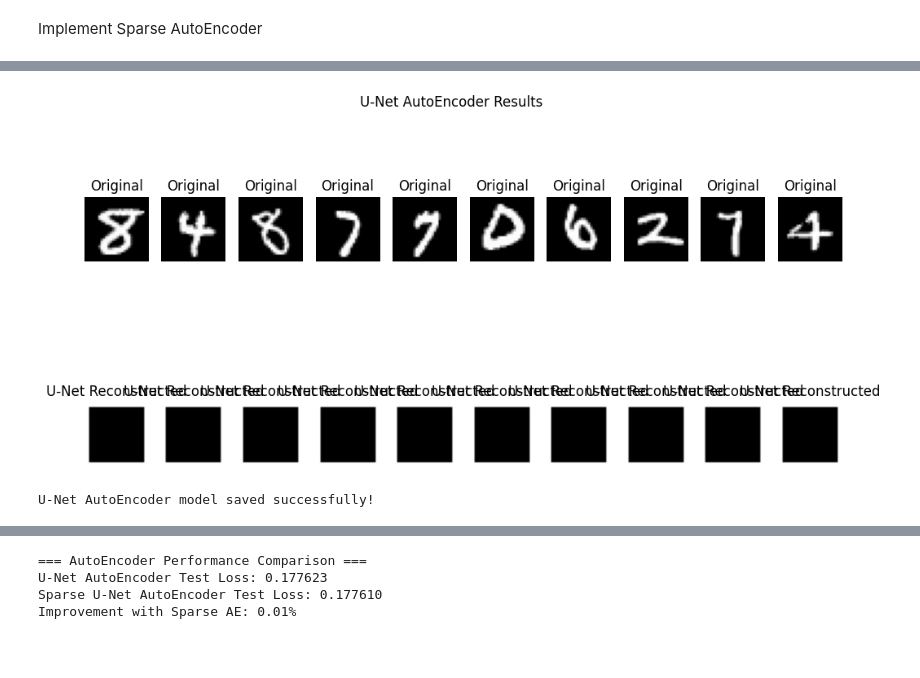
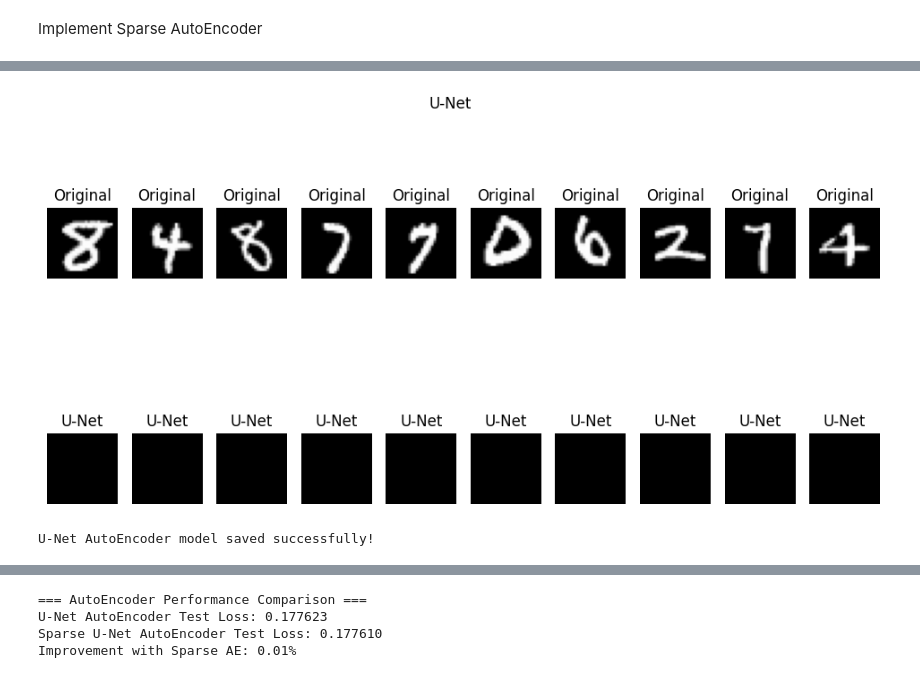
Before and after one commit to mrashutoshnigam/ai-ml-course, a Jupyter notebook: DeepLearning_GeeksForGeeks/Programming_Assignment/report.ipynb, the cells around one changed output, grey strips where cells are left out. Drawn from its saved outputs; the diff is of its cells as text; code cells hidden in the pictures; blank space fills up the shorter version.

```diff
--- a/DeepLearning_GeeksForGeeks/Programming_Assignment/report.ipynb
+++ b/DeepLearning_GeeksForGeeks/Programming_Assignment/report.ipynb
@@ -267,14 +275,14 @@ batch_size = 128  # Increased batch size if memory allows
 # Learning rate scheduler for faster convergence
 scheduler = torch.optim.lr_scheduler.ReduceLROnPlateau(optimizer, 'min', patience=2)
 
-# Create data loader with multiple workers for faster data loading
+# Create data loader (num_workers=0 for Windows compatibility)
 train_dataset = TensorDataset(X_train_img, X_train_img)
 train_loader = DataLoader(
     train_dataset,
     batch_size=batch_size,
     shuffle=True,
-    num_workers=4,  # Parallel data loading
-    pin_memory=True  # Faster data transfer to GPU
+    num_workers=0,  # Set to 0 for Windows compatibility
+    pin_memory=True if device.type == 'cuda' else False  # Only use pin_memory with CUDA
 )
 
 # Enable mixed precision for faster training
@@ -325,7 +333,7 @@ unet_model.eval()
 with torch.no_grad():
     test_batch_size = 256  # Larger batch for faster evaluation
     test_dataset = TensorDataset(X_test_img, X_test_img)
-    test_loader = DataLoader(test_dataset, batch_size=test_batch_size)
+    test_loader = DataLoader(test_dataset, batch_size=test_batch_size, num_workers=0)
 
     total_test_loss = 0
     test_reconstructed = []
@@ -358,30 +367,30 @@ U-Net Test Loss: 0.1776
 # %%
 
 # Visualize reconstructions
 def visualize_unet_reconstruction(original, reconstructed, num_images=10):
     plt.figure(figsize=(12, 6))
     for i in range(num_images):
         # Original
         plt.subplot(2, num_images, i + 1)
         plt.imshow(original[i].squeeze().cpu().numpy(), cmap='gray')
         plt.axis('off')
         plt.title('Original')
 
         # Reconstructed
         plt.subplot(2, num_images, i + 1 + num_images)
         plt.imshow(reconstructed[i].squeeze().cpu().numpy(), cmap='gray')
         plt.axis('off')
-        plt.title('U-Net Reconstructed')
-    plt.suptitle('U-Net AutoEncoder Results')
+        plt.title('U-Net')
+    plt.suptitle('U-Net')
     plt.show()
 
 visualize_unet_reconstruction(X_test_img[:10], test_reconstructed[:10])
 
 # Save the U-Net model
 torch.save(unet_model.state_dict(), 'unet_autoencoder.pth')
 print("U-Net AutoEncoder model saved successfully!")
 # %% [output]
-[figure, old version]
+[figure, new version]
 U-Net AutoEncoder model saved successfully!
 # %%
 # Display U-Net AutoEncoder performance
```
Also changed, not shown: parts of 10 cells of this notebook, 1 other file.
